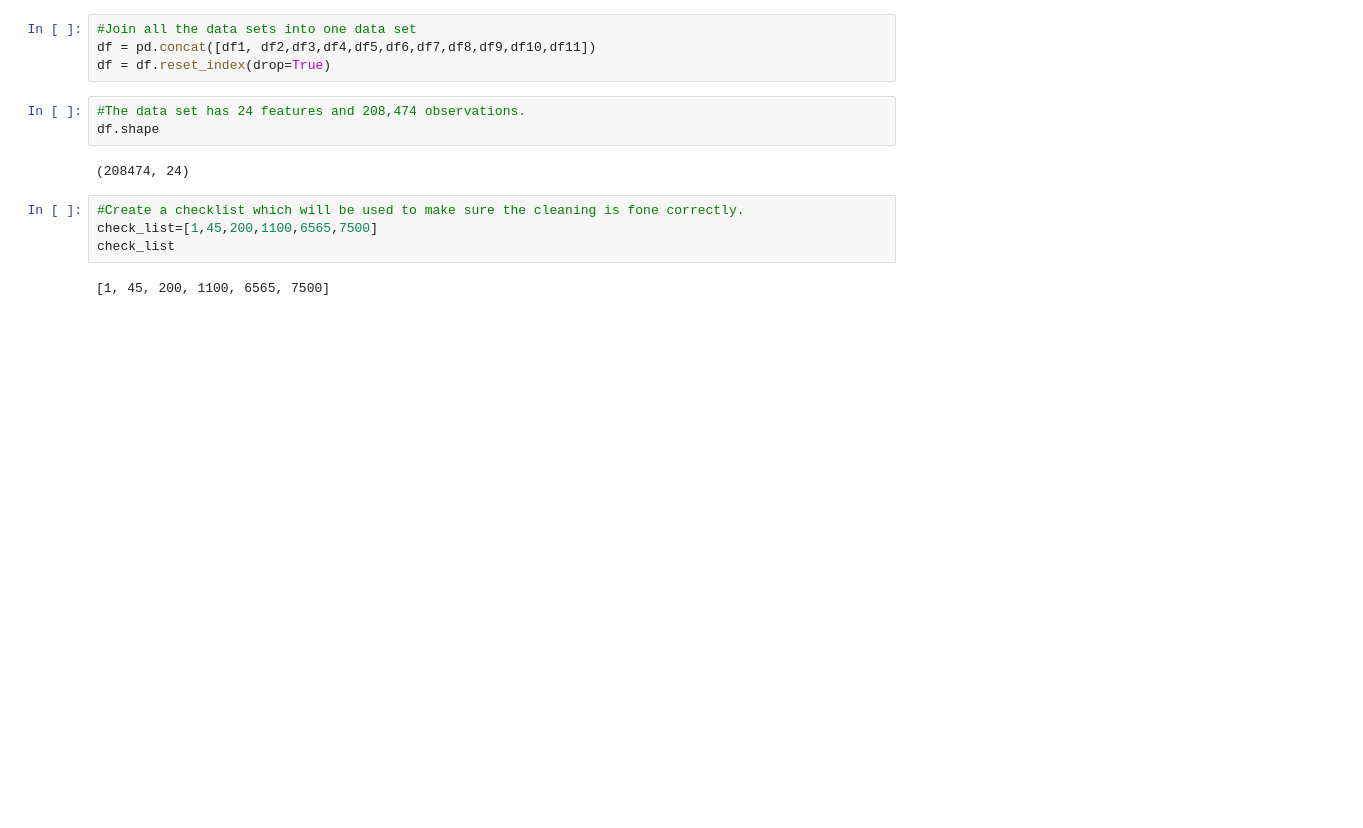
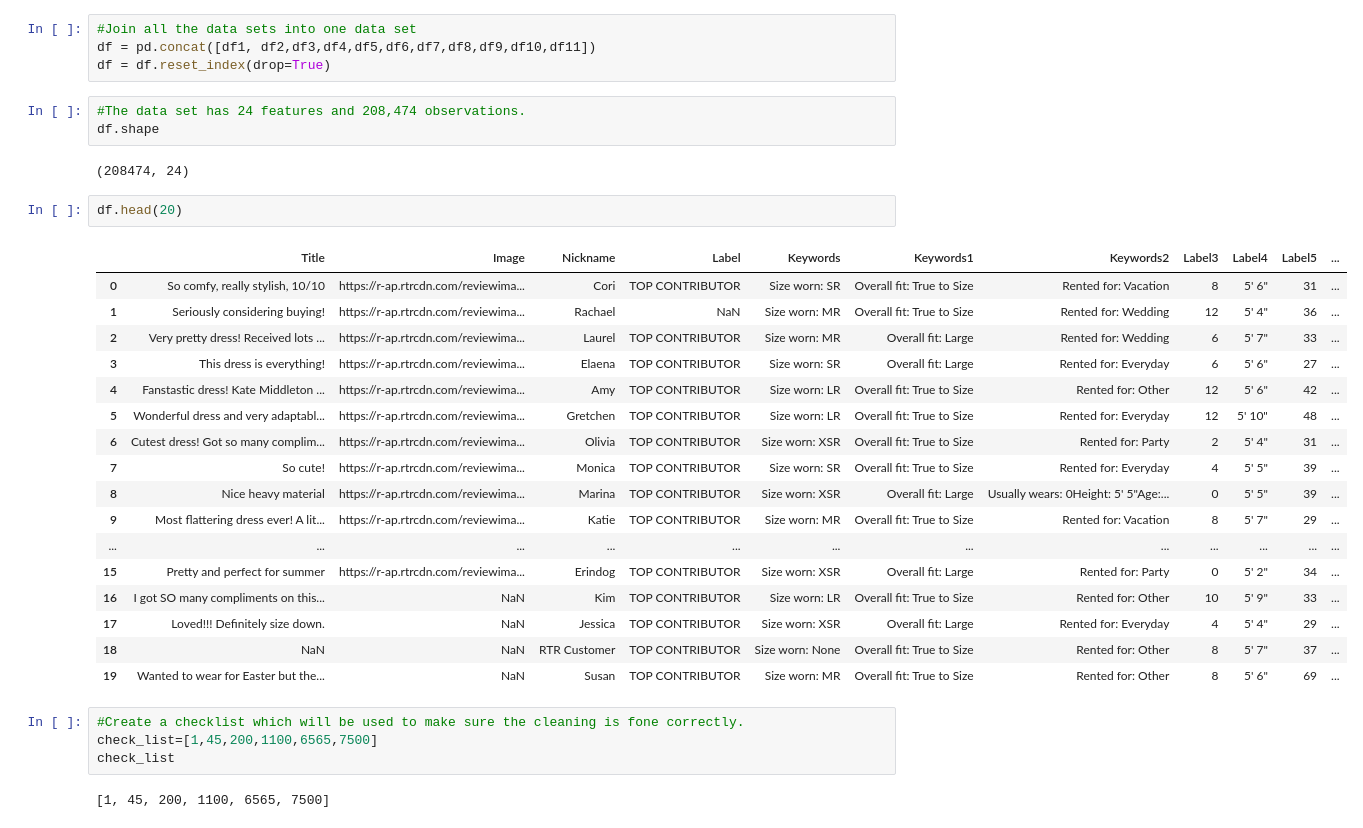
Before and after one commit to Kaayrapetov/Capstone, a Jupyter notebook: Code/I_Data_Cleaning_Customer_Information.ipynb, the cells around one changed output. Cells and saved outputs as stored; diff of their text form; blank space fills up the shorter version.

```diff
--- a/Code/I_Data_Cleaning_Customer_Information.ipynb
+++ b/Code/I_Data_Cleaning_Customer_Information.ipynb
@@ -43,6 +59,26 @@ df = df.reset_index(drop=True)
 df.shape
 # %% [output]
 (208474, 24)
+# %%
+df.head(20)
+# %% [output]
+|  | Title | Image | Nickname | Label | Keywords | Keywords1 | Keywords2 | Label3 | Label4 | Label5 | ... |
+| 0 | So comfy, really stylish, 10/10 | https://r-ap.rtrcdn.com/reviewima... | Cori | TOP CONTRIBUTOR | Size worn: SR | Overall fit: True to Size | Rented for: Vacation | 8 | 5' 6" | 31 | ... |
+| 1 | Seriously considering buying! | https://r-ap.rtrcdn.com/reviewima... | Rachael | NaN | Size worn: MR | Overall fit: True to Size | Rented for: Wedding | 12 | 5' 4" | 36 | ... |
+| 2 | Very pretty dress! Received lots ... | https://r-ap.rtrcdn.com/reviewima... | Laurel | TOP CONTRIBUTOR | Size worn: MR | Overall fit: Large | Rented for: Wedding | 6 | 5' 7" | 33 | ... |
+| 3 | This dress is everything! | https://r-ap.rtrcdn.com/reviewima... | Elaena | TOP CONTRIBUTOR | Size worn: SR | Overall fit: Large | Rented for: Everyday | 6 | 5' 6" | 27 | ... |
+| 4 | Fanstastic dress! Kate Middleton ... | https://r-ap.rtrcdn.com/reviewima... | Amy | TOP CONTRIBUTOR | Size worn: LR | Overall fit: True to Size | Rented for: Other | 12 | 5' 6" | 42 | ... |
+| 5 | Wonderful dress and very adaptabl... | https://r-ap.rtrcdn.com/reviewima... | Gretchen | TOP CONTRIBUTOR | Size worn: LR | Overall fit: True to Size | Rented for: Everyday | 12 | 5' 10" | 48 | ... |
+| 6 | Cutest dress! Got so many complim... | https://r-ap.rtrcdn.com/reviewima... | Olivia | TOP CONTRIBUTOR | Size worn: XSR | Overall fit: True to Size | Rented for: Party | 2 | 5' 4" | 31 | ... |
+| 7 | So cute! | https://r-ap.rtrcdn.com/reviewima... | Monica | TOP CONTRIBUTOR | Size worn: SR | Overall fit: True to Size | Rented for: Everyday | 4 | 5' 5" | 39 | ... |
+| 8 | Nice heavy material | https://r-ap.rtrcdn.com/reviewima... | Marina | TOP CONTRIBUTOR | Size worn: XSR | Overall fit: Large | Usually wears: 0Height: 5' 5"Age:... | 0 | 5' 5" | 39 | ... |
+| 9 | Most flattering dress ever! A lit... | https://r-ap.rtrcdn.com/reviewima... | Katie | TOP CONTRIBUTOR | Size worn: MR | Overall fit: True to Size | Rented for: Vacation | 8 | 5' 7" | 29 | ... |
+| ... | ... | ... | ... | ... | ... | ... | ... | ... | ... | ... | ... |
+| 15 | Pretty and perfect for summer | https://r-ap.rtrcdn.com/reviewima... | Erindog | TOP CONTRIBUTOR | Size worn: XSR | Overall fit: Large | Rented for: Party | 0 | 5' 2" | 34 | ... |
+| 16 | I got SO many compliments on this... | NaN | Kim | TOP CONTRIBUTOR | Size worn: LR | Overall fit: True to Size | Rented for: Other | 10 | 5' 9" | 33 | ... |
+| 17 | Loved!!! Definitely size down. | NaN | Jessica | TOP CONTRIBUTOR | Size worn: XSR | Overall fit: Large | Rented for: Everyday | 4 | 5' 4" | 29 | ... |
+| 18 | NaN | NaN | RTR Customer | TOP CONTRIBUTOR | Size worn: None | Overall fit: True to Size | Rented for: Other | 8 | 5' 7" | 37 | ... |
+| 19 | Wanted to wear for Easter but the... | NaN | Susan | TOP CONTRIBUTOR | Size worn: MR | Overall fit: True to Size | Rented for: Other | 8 | 5' 6" | 69 | ... |
 # %%
 #Create a checklist which will be used to make sure the cleaning is fone correctly.
 check_list=[1,45,200,1100,6565,7500]
```
Also changed, not shown: parts of 5 cells of this notebook, 13 other files.
